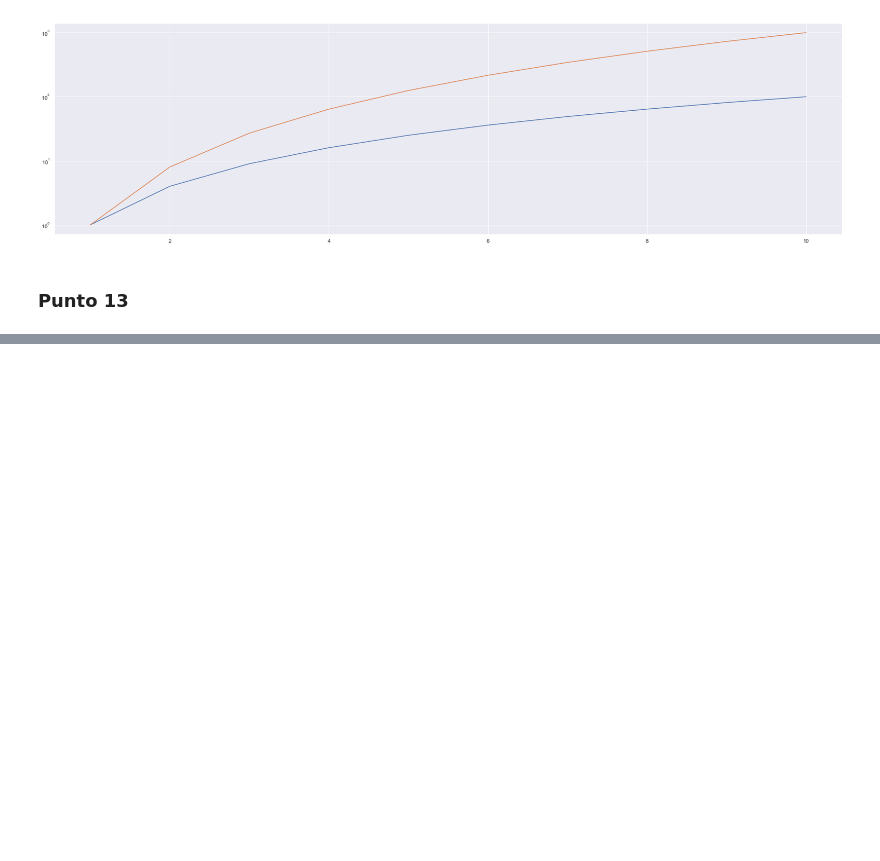
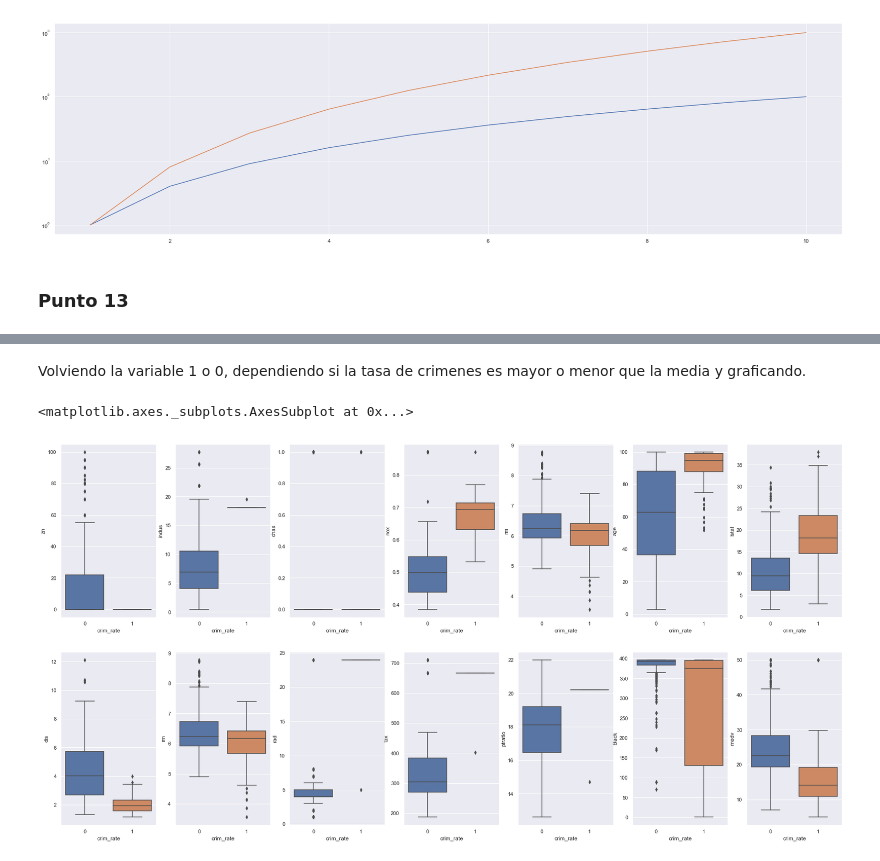
Before and after one commit to arracinim/Trabajo-2-TAE, a Jupyter notebook: Trabajo #2 - TAE.ipynb, the cells around one changed output, grey strips where cells are left out. Saved outputs shown, nothing was run; the diff lists cells and outputs as text; code cells hidden in the pictures; blank space fills up the shorter version.

```diff
--- a/Trabajo #2 - TAE.ipynb
+++ b/Trabajo #2 - TAE.ipynb
@@ -372,0 +374,5 @@ Punto G Y Punto F:
+# %%
+
+df = pd.read_csv("datasets\Boston.csv")
+df = df.iloc[:,1:]
+df.head(5)
@@ -372,0 +386,42 @@ Punto G Y Punto F:
+# %% [markdown]
+Volviendo la variable 1 o 0, dependiendo si la tasa de crimenes es mayor o menor que la media y graficando.
+# %%
+
+mean_crime = df["crim"].mean()
+df['crim_rate'] = df['crim'].apply(lambda x: 1 if x > mean_crime else 0)
+#eliminando la variable crim, y graficando
+df = df.iloc[:,1:15]
+# %%
+fig, axs = plt.subplots(2,7)
+sb.set(rc={'figure.figsize':(30,15)})
+sb.boxplot(x = df['crim_rate'], y=df['zn'],
+                    data=df, ax=axs[0,0])
+sb.boxplot(x = df['crim_rate'], y=df['indus'],
+                    data=df, ax=axs[0,1])
+sb.boxplot(x = df['crim_rate'], y=df['chas'],
+                    data=df,ax=axs[0,2])
+sb.boxplot(x = df['crim_rate'], y=df['nox'],
+                    data=df, ax=axs[0,3])
+sb.boxplot(x = df['crim_rate'], y=df['rm'],
+                    data=df, ax=axs[0,4])
+sb.boxplot(x = df['crim_rate'], y=df['age'],
+                    data=df, ax=axs[0,5])
+sb.boxplot(x = df['crim_rate'], y=df['dis'],
+                    data=df, ax=axs[1,0])
+sb.boxplot(x = df['crim_rate'], y=df['rm'],
+                    data=df, ax=axs[1,1])
+sb.boxplot(x = df['crim_rate'], y=df['rad'],
+                    data=df, ax=axs[1,2])
+sb.boxplot(x = df['crim_rate'], y=df['tax'],
+                    data=df, ax=axs[1,3])
+sb.boxplot(x = df['crim_rate'], y=df['ptratio'],
+                    data=df, ax=axs[1,4])
+sb.boxplot(x = df['crim_rate'], y=df['black'],
+                    data=df, ax=axs[1,5])
+sb.boxplot(x = df['crim_rate'], y=df['lstat'],
+                    data=df, ax=axs[0,6])
+sb.boxplot(x = df['crim_rate'], y=df['medv'],
+                    data=df, ax=axs[1,6])
+# %% [output]
+<matplotlib.axes._subplots.AxesSubplot at 0x...>
+[figure, added]
```
Also changed, not shown: parts of 19 cells of this notebook.
